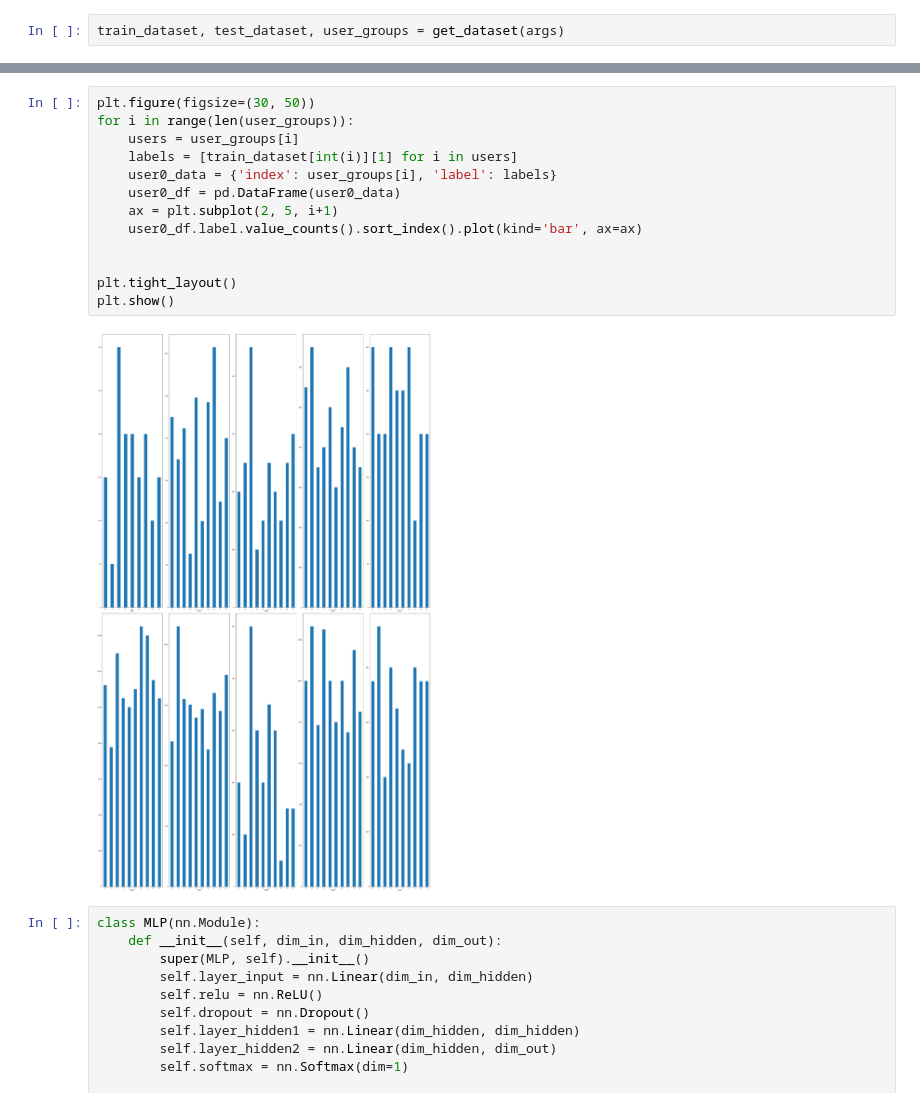
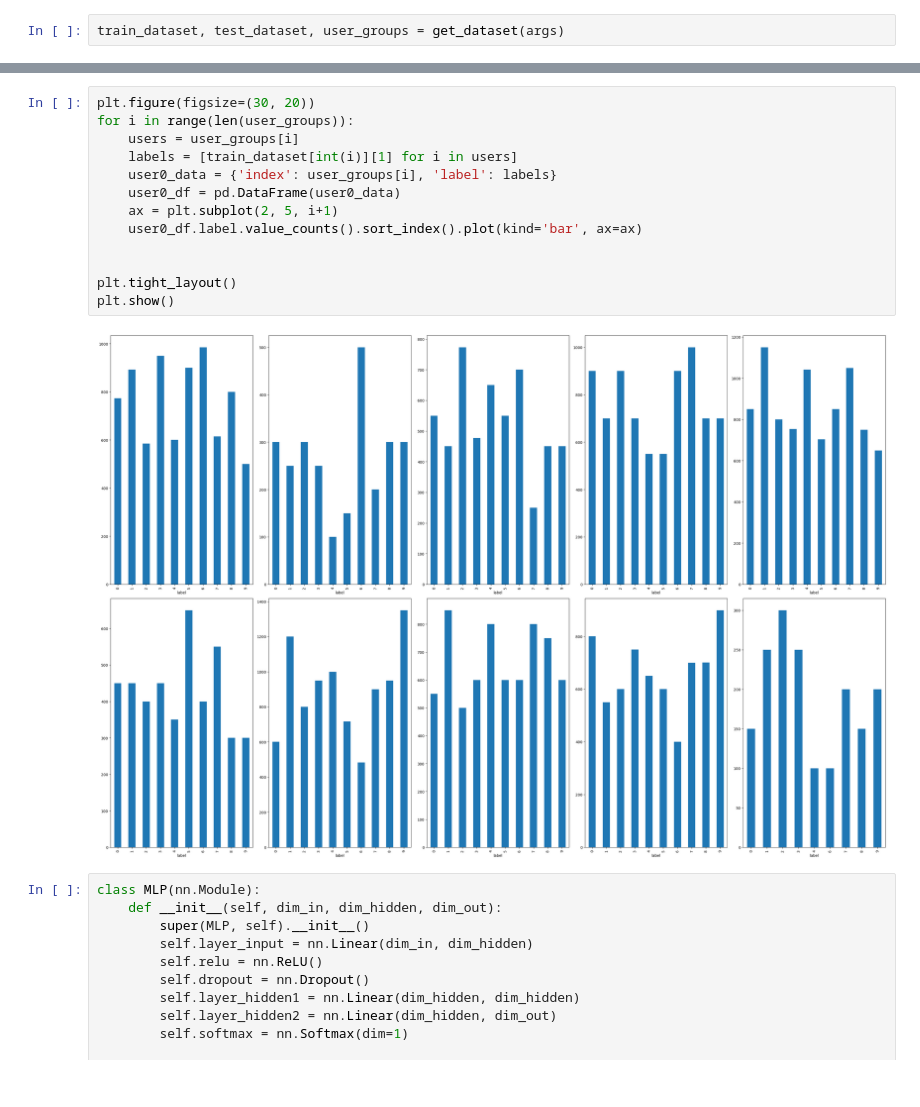
Before and after one commit to BellTigerLee/Federated-Learning-PyTorch, a Jupyter notebook: src/experiment.ipynb, the cells around one changed output, grey strips where cells are left out. Drawn from its saved outputs; the diff is of its cells as text.

```diff
--- a/src/experiment.ipynb
+++ b/src/experiment.ipynb
@@ -241,18 +241,18 @@ plt.show()
 # %%
-plt.figure(figsize=(30, 50))
+plt.figure(figsize=(30, 20))
 for i in range(len(user_groups)):
     users = user_groups[i]
     labels = [train_dataset[int(i)][1] for i in users]
     user0_data = {'index': user_groups[i], 'label': labels}
     user0_df = pd.DataFrame(user0_data)
     ax = plt.subplot(2, 5, i+1)
     user0_df.label.value_counts().sort_index().plot(kind='bar', ax=ax)
 
 
 plt.tight_layout()
 plt.show()
 # %% [output]
-[figure, old version]
+[figure, new version]
 # %%
 class MLP(nn.Module):
     def __init__(self, dim_in, dim_hidden, dim_out):
```
Also changed, not shown: parts of 3 cells of this notebook, 2 other files.
